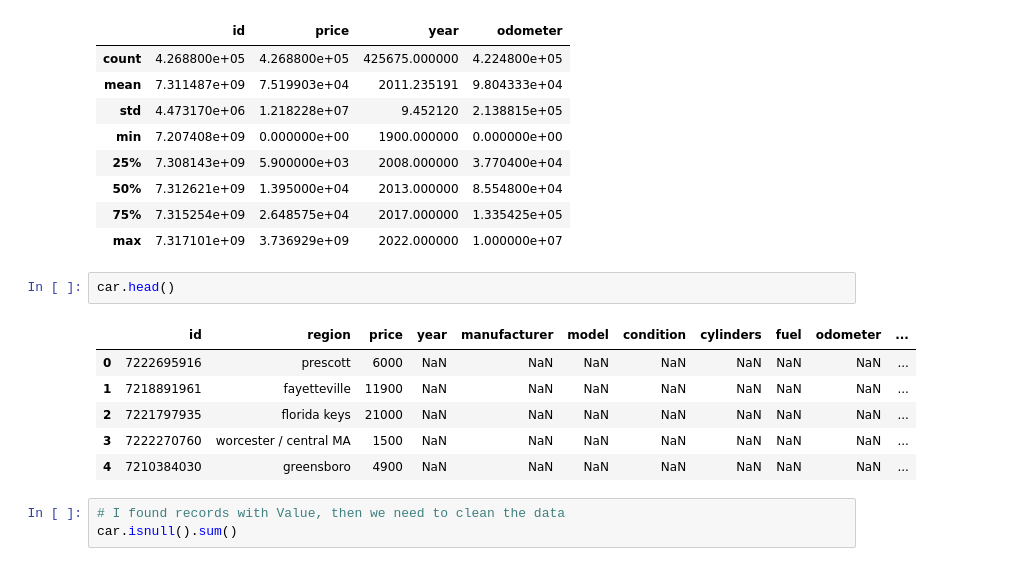
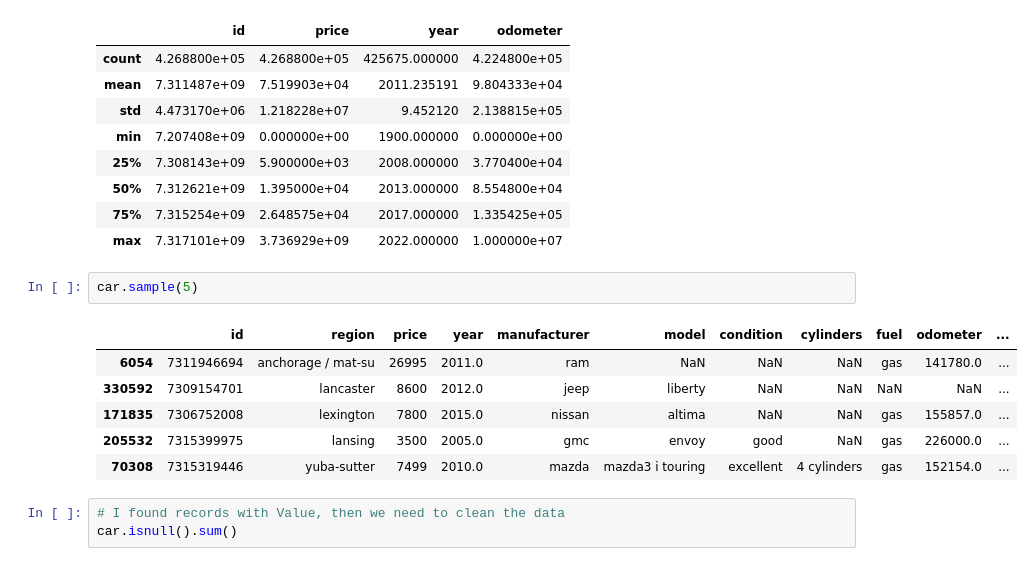
Before and after one commit to orczhu/zhu-ai-learning, a Jupyter notebook: car_price_analysis/prompt_II.ipynb, the cells around one changed output. Saved outputs shown, nothing was run; the diff lists cells and outputs as text.

```diff
--- a/car_price_analysis/prompt_II.ipynb
+++ b/car_price_analysis/prompt_II.ipynb
@@ -67,15 +67,15 @@ car.describe()
 | 50% | 7.312621e+09 | 1.395000e+04 | 2013.000000 | 8.554800e+04 |
 | 75% | 7.315254e+09 | 2.648575e+04 | 2017.000000 | 1.335425e+05 |
 | max | 7.317101e+09 | 3.736929e+09 | 2022.000000 | 1.000000e+07 |
-# %%
-car.head()
-# %% [output]
-|  | id | region | price | year | manufacturer | model | condition | cylinders | fuel | odometer | ... |
-| 0 | 7222695916 | prescott | 6000 | NaN | NaN | NaN | NaN | NaN | NaN | NaN | ... |
-| 1 | 7218891961 | fayetteville | 11900 | NaN | NaN | NaN | NaN | NaN | NaN | NaN | ... |
-| 2 | 7221797935 | florida keys | 21000 | NaN | NaN | NaN | NaN | NaN | NaN | NaN | ... |
-| 3 | 7222270760 | worcester / central MA | 1500 | NaN | NaN | NaN | NaN | NaN | NaN | NaN | ... |
-| 4 | 7210384030 | greensboro | 4900 | NaN | NaN | NaN | NaN | NaN | NaN | NaN | ... |
+# %%
+car.sample(5)
+# %% [output]
+|  | id | region | price | year | manufacturer | model | condition | cylinders | fuel | odometer | ... |
+| 6054 | 7311946694 | anchorage / mat-su | 26995 | 2011.0 | ram | NaN | NaN | NaN | gas | 141780.0 | ... |
+| 330592 | 7309154701 | lancaster | 8600 | 2012.0 | jeep | liberty | NaN | NaN | NaN | NaN | ... |
+| 171835 | 7306752008 | lexington | 7800 | 2015.0 | nissan | altima | NaN | NaN | gas | 155857.0 | ... |
+| 205532 | 7315399975 | lansing | 3500 | 2005.0 | gmc | envoy | good | NaN | gas | 226000.0 | ... |
+| 70308 | 7315319446 | yuba-sutter | 7499 | 2010.0 | mazda | mazda3 i touring | excellent | 4 cylinders | gas | 152154.0 | ... |
 # %%
 # I found records with Value, then we need to clean the data
 car.isnull().sum()
```
Also changed, not shown: parts of 4 cells of this notebook, 1 other file.
